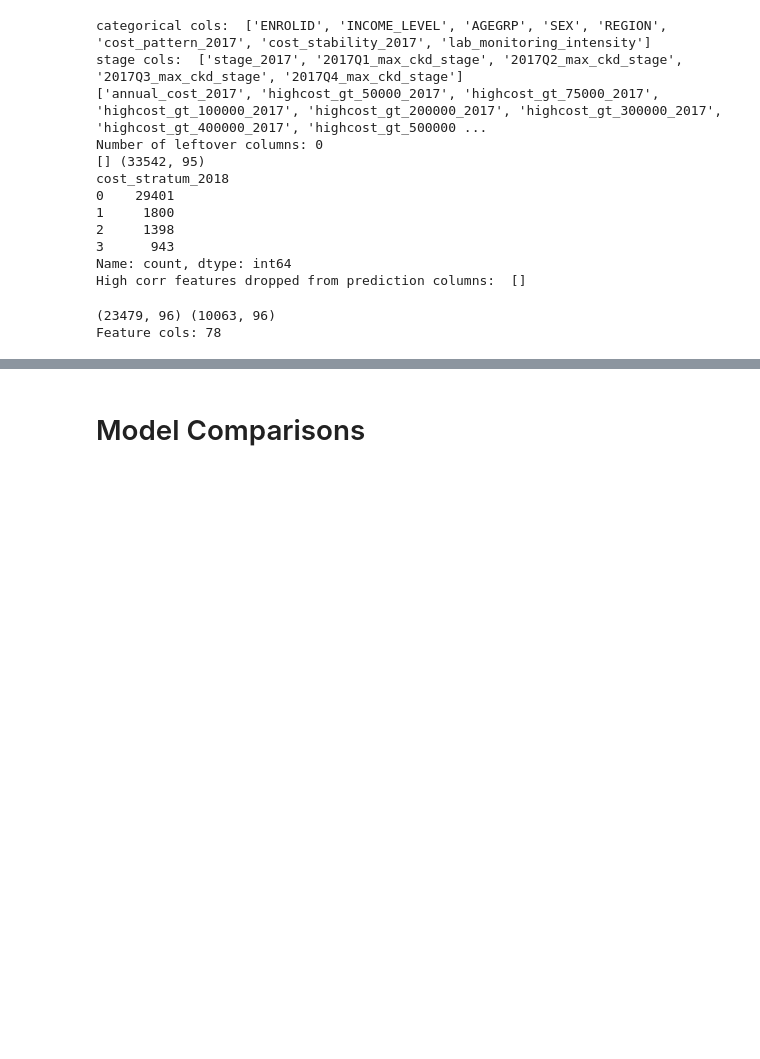
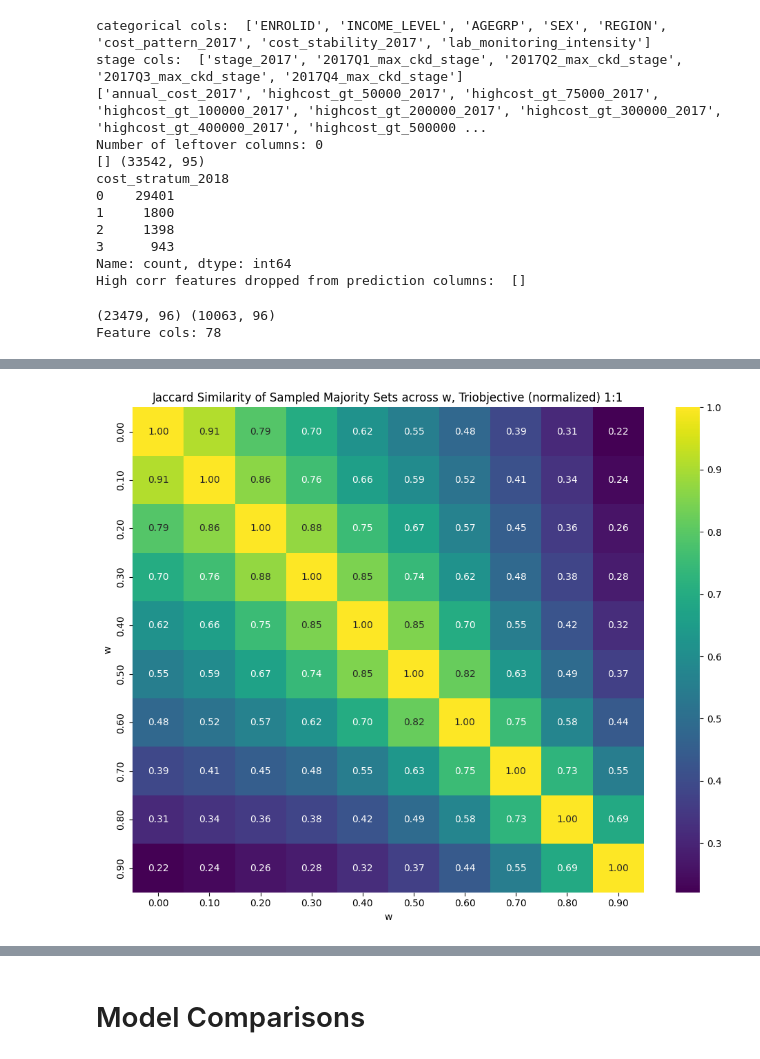
Before and after one commit to cat2510/optimization_guided_curation_ICML, a Jupyter notebook: triobjective_undersampling.ipynb, the cells around one changed output, grey strips where cells are left out. Saved outputs shown, nothing was run; the diff lists cells and outputs as text; code cells hidden in the pictures; blank space fills up the shorter version.

```diff
--- a/triobjective_undersampling.ipynb
+++ b/triobjective_undersampling.ipynb
@@ -282,0 +333,36 @@ AttributeError: 'BilevelResampler' object has no attribute 'unified_undersample_
+# %%
+id_col = "ENROLID"
+
+majority_sets = {}
+results_dir = "./w_sweep_results_triobjective_normalized_"
+
+w=0.5
+for v in v_values:
+    path = f"{results_dir}/undersampled_w_{w:.2f}_v_{v:.2f}.csv"
+    df = pd.read_csv(path)
+    # Keep only majority samples
+    maj_ids = set(df.loc[df[target_col] == 0, id_col].astype(int))
+    majority_sets[v] = maj_ids
+jac_mat = np.zeros((len(v_values), len(v_values)))
+for i, wi in enumerate(v_values):
+    A = majority_sets[wi]
+    for j, wj in enumerate(v_values):
+        B = majority_sets[wj]
+        inter = len(A & B)
+        union = len(A | B)
+        jac_mat[i,j] = inter / union if union > 0 else np.nan
+jac_df = pd.DataFrame(
+    jac_mat,
+    index=[f"{w:.2f}" for w in v_values],
+    columns=[f"{w:.2f}" for w in v_values]
+)
+import seaborn as sns
+plt.figure(figsize=(10,8))
+sns.heatmap(jac_df, annot=True, fmt=".2f", cmap="viridis")
+plt.title("Jaccard Similarity of Sampled Majority Sets across w, Triobjective (normalized) 1:1")
+plt.xlabel("w")
+plt.ylabel("w")
+plt.tight_layout()
+plt.show()
+# %% [output]
+[figure, added]
```
Also changed, not shown: parts of 27 cells of this notebook, 7 other files.
